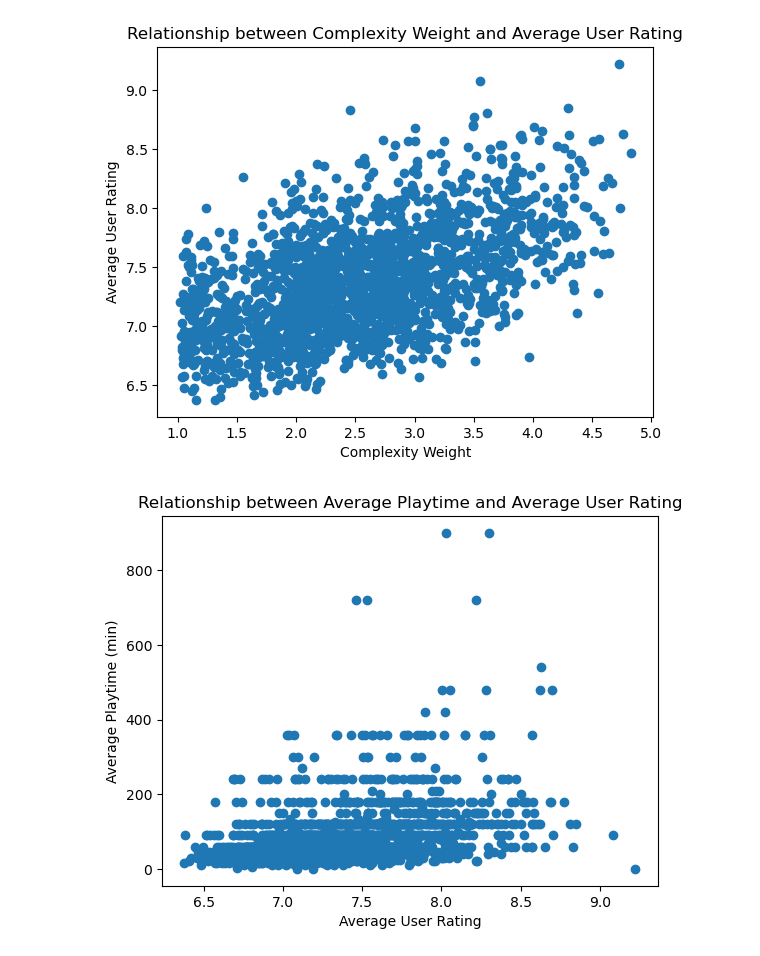
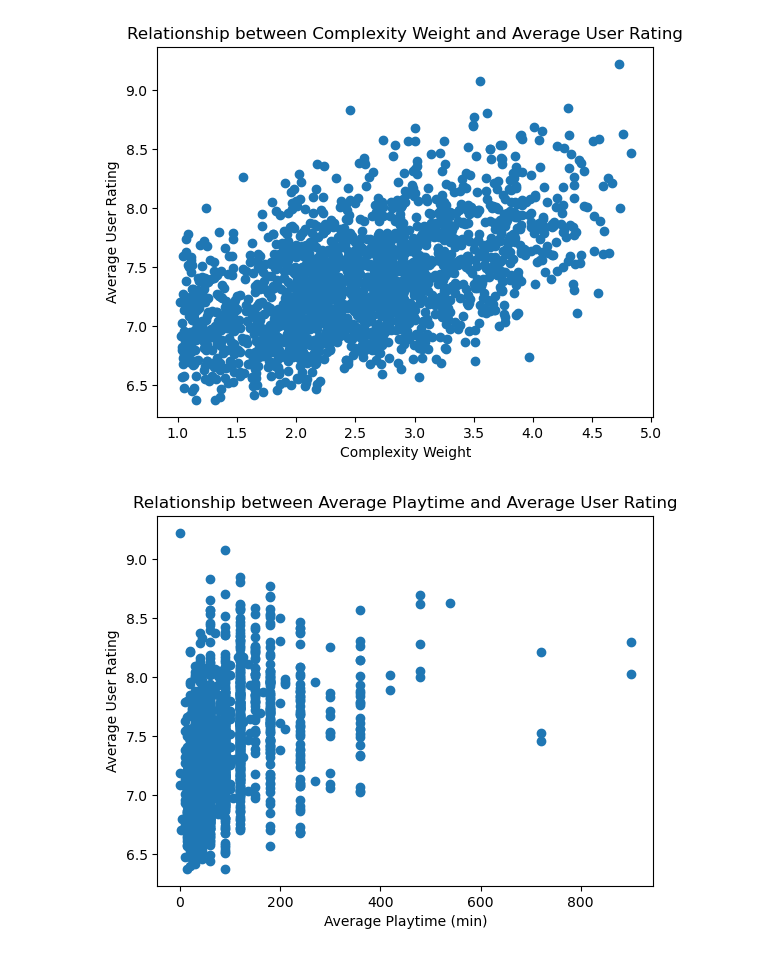
Before and after one commit to allisonbri/DataSciencePortfolio, a Jupyter notebook: PortfolioProject2.ipynb, the cells around one changed output. Saved outputs shown, nothing was run; the diff lists cells and outputs as text; code cells hidden in the pictures.

Commit message:
Starter visualizations and regression model

```diff
--- a/PortfolioProject2.ipynb
+++ b/PortfolioProject2.ipynb
@@ -22,37 +22,37 @@ plt.show()
 
 
 # Creating list of average play time values without major outliers
 average_time = []
 
 for time in df["avg_time"]:
     if time < 999:
         average_time.append(time)
     else:
         average_time.append(None)
 # slight positive linear relationship
 plt.figure()
-plt.scatter(df["avg_rating"], average_time)
-plt.xlabel("Average User Rating")
-plt.ylabel("Average Playtime (min)")
+plt.scatter(average_time, df["avg_rating"])
+plt.xlabel("Average Playtime (min)")
+plt.ylabel("Average User Rating")
 plt.title("Relationship between Average Playtime and Average User Rating")
 plt.show()
 
 # 3 to 5 is best
 df.boxplot(column="avg_rating", by="max_players")
 plt.xlabel("Max Players")
 plt.ylabel("Average User Rating")
 plt.title("Average User Rating by Max Players")
 plt.show()
 
 # lower the better but two is best
 df.boxplot(column="avg_rating", by="min_players")
 plt.xlabel("Min Players")
 plt.ylabel("Average User Rating")
 plt.title("Average User Rating by Min Players")
 plt.show()
 # %% [output]
 [figure]
-[figure, old version]
+[figure, new version]
 [figure]
 [figure]
 # %%
```
Also changed, not shown: parts of 1 cell of this notebook.
